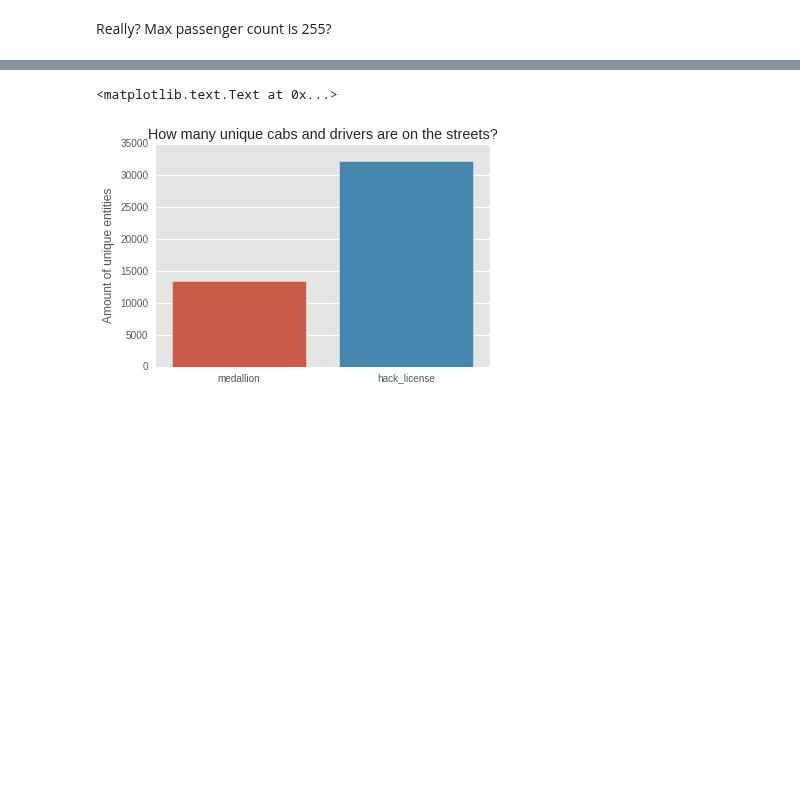
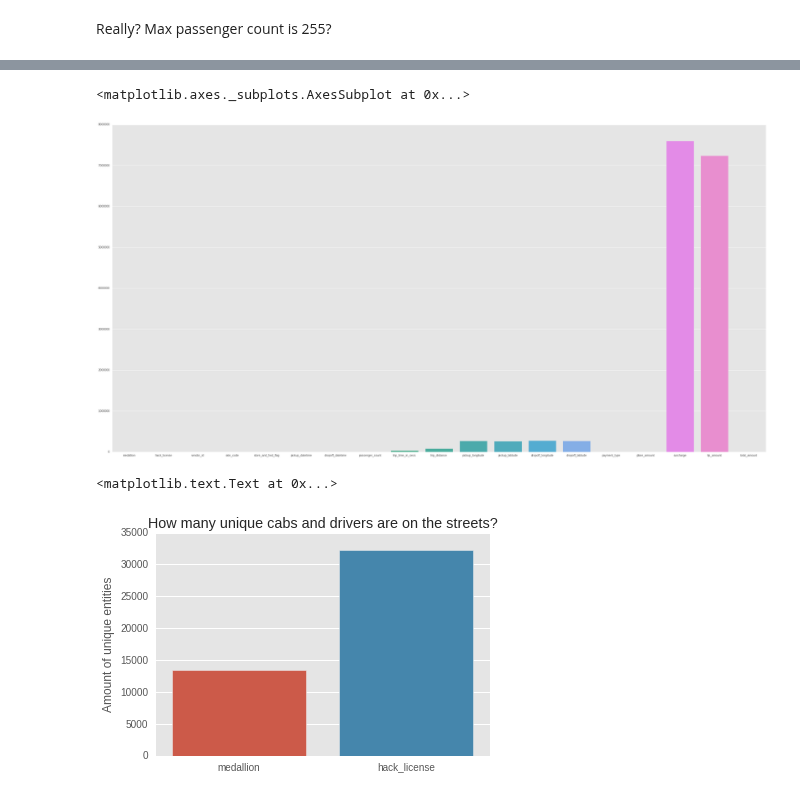
Before and after one commit to nikhase/nyc-taxi, a Jupyter notebook: monthlyDataAnalysis.ipynb, the cells around one changed output, grey strips where cells are left out. Saved outputs shown, nothing was run; the diff lists cells and outputs as text; code cells hidden in the pictures; blank space fills up the shorter version.

```diff
--- a/monthlyDataAnalysis.ipynb
+++ b/monthlyDataAnalysis.ipynb
@@ -92,0 +166,2 @@ Really? Max passenger count is 255?
+# %%
+no_of_zeros = (taxidata==0).astype(int).sum() # awesome, awesome, AWESOME!!! :-)
@@ -93,3 +216,9 @@ Really? Max passenger count is 255?
+# %%
+plt.figure(figsize=(40,20))
+sns.barplot(no_of_zeros.keys(), no_of_zeros.values) # only proof of concept
+# %% [output]
+<matplotlib.axes._subplots.AxesSubplot at 0x...>
+[figure, added]
 # %%
 #plt.bar(taxidata.medallion.value_counts, height=1)
 # plt.bar(np.arange(2) ,(len(pd.unique(taxidata.medallion)), len(pd.unique(taxidata.hack_license)))) # works
```
Also changed, not shown: parts of 24 cells of this notebook.
